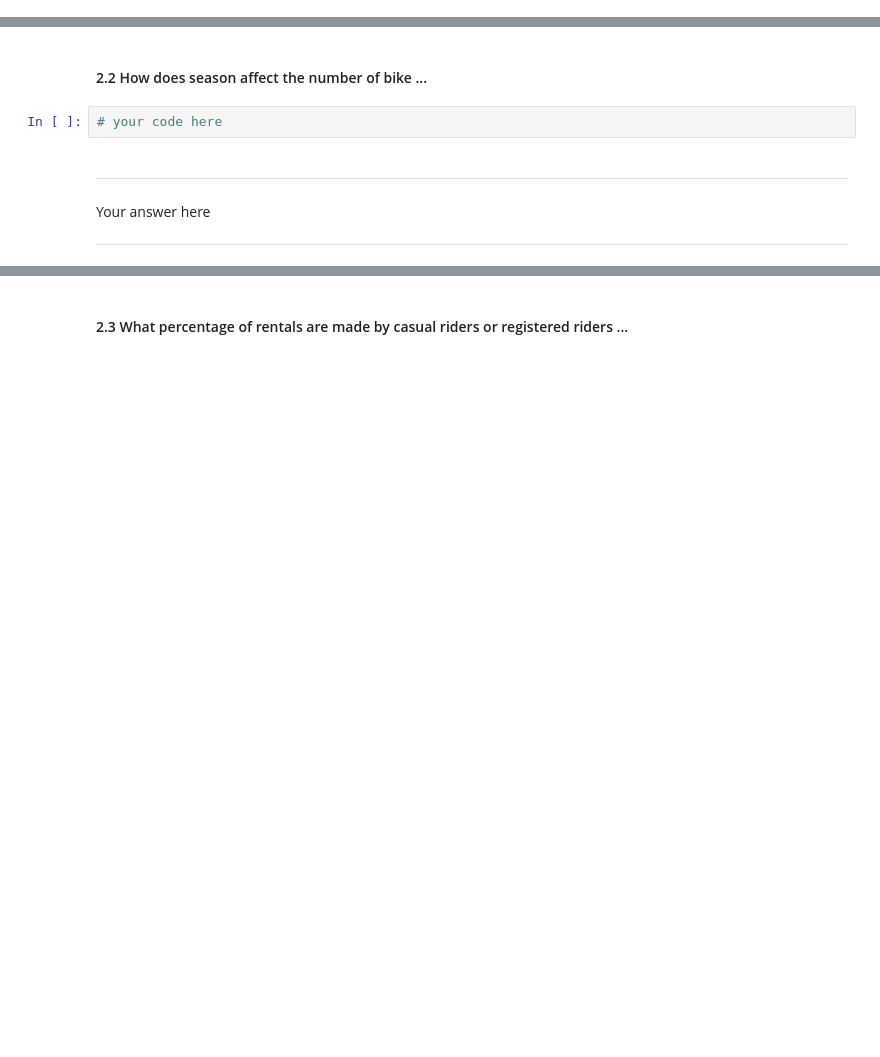
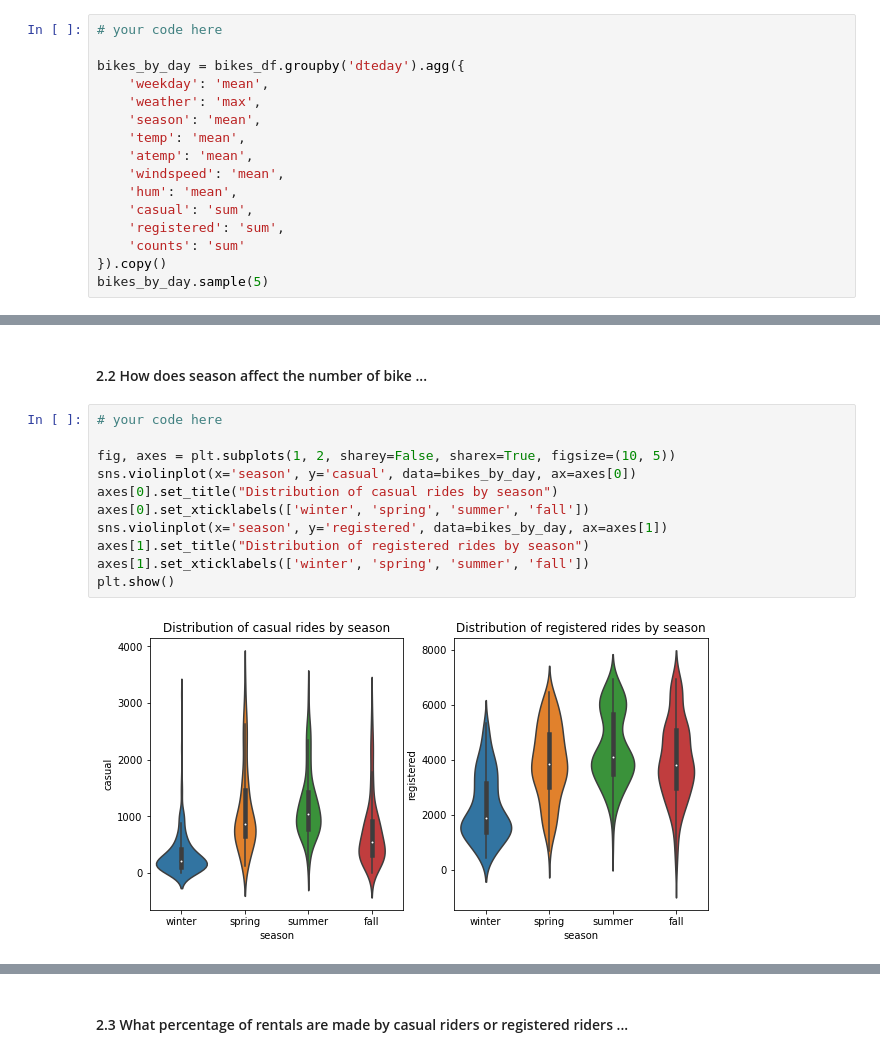
Before and after one commit to lucasresck/foundations-of-data-science, a Jupyter notebook: cs109a_hw3/cs109a_hw3.ipynb, the cells around one changed output, grey strips where cells are left out. Saved outputs shown, nothing was run; the diff lists cells and outputs as text; blank space fills up the shorter version.

```diff
--- a/cs109a_hw3/cs109a_hw3.ipynb
+++ b/cs109a_hw3/cs109a_hw3.ipynb
@@ -406,0 +405,16 @@ Name this dataframe `bikes_by_day` and use it for all of Question 2.
+# %%
+# your code here
+
+bikes_by_day = bikes_df.groupby('dteday').agg({
+    'weekday': 'mean',
+    'weather': 'max',
+    'season': 'mean',
+    'temp': 'mean',
+    'atemp': 'mean',
+    'windspeed': 'mean',
+    'hum': 'mean',
+    'casual': 'sum',
+    'registered': 'sum',
+    'counts': 'sum'
+}).copy()
+bikes_by_day.sample(5)
@@ -407,8 +429,15 @@ Name this dataframe `bikes_by_day` and use it for all of Question 2.
 # %% [markdown]
 #### 2.2 How does season affect the number of bike ...
-# %%
-# your code here
-# %% [markdown]
-<HR>
-Your answer here
-<HR>
+# %%
+# your code here
+
+fig, axes = plt.subplots(1, 2, sharey=False, sharex=True, figsize=(10, 5))
+sns.violinplot(x='season', y='casual', data=bikes_by_day, ax=axes[0])
+axes[0].set_title("Distribution of casual rides by season")
+axes[0].set_xticklabels(['winter', 'spring', 'summer', 'fall'])
+sns.violinplot(x='season', y='registered', data=bikes_by_day, ax=axes[1])
+axes[1].set_title("Distribution of registered rides by season")
+axes[1].set_xticklabels(['winter', 'spring', 'summer', 'fall'])
+plt.show()
+# %% [output]
+[figure, added]
```
Also changed, not shown: parts of 23 cells of this notebook.
